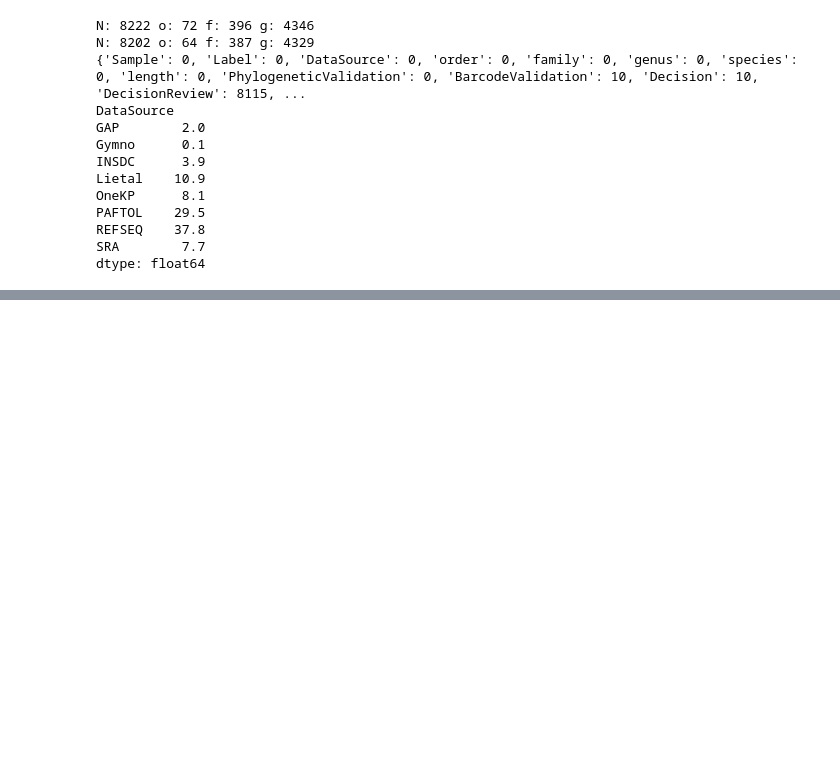
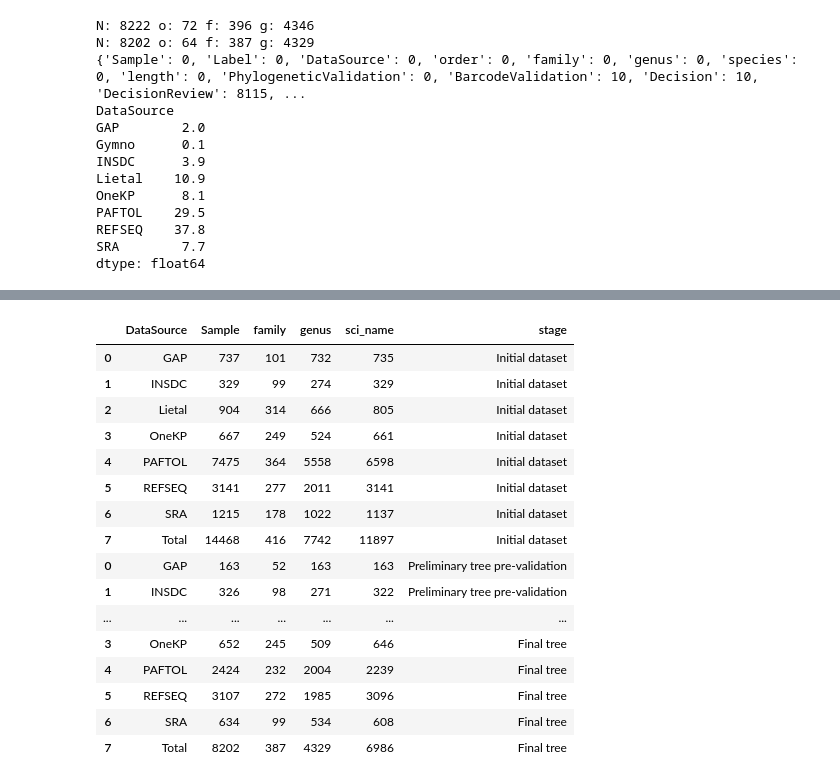
Before and after one commit to RBGKew/cpDNA, a Jupyter notebook: cpTree_v4.ipynb, the cells around one changed output, grey strips where cells are left out. Cells and saved outputs as stored; diff of their text form; code cells hidden in the pictures; blank space fills up the shorter version.

```diff
--- a/cpTree_v3.ipynb
+++ b/cpTree_v4.ipynb
@@ -421,0 +448,5 @@ Review[['Sample','Label']].to_csv(project + '/' + project + '_final_labels.txt',
+# %%
+all_pt = pd.read_csv(project + '/' + project + '.csv').rename(columns={'Sample_Name':'Sample'})
+all_pt=all_pt[(all_pt.DataSource!='Gymno') & (all_pt.order.isin(root_orders)==False)]
+print(all_pt.shape[0])
+all_pt[:2]
@@ -421,0 +458,6 @@ Review[['Sample','Label']].to_csv(project + '/' + project + '_final_labels.txt',
+# %%
+review_df = pd.read_excel(project + '/' + project + '_pretree_Review.xlsx')
+review_df=review_df[(review_df.DataSource!='Gymno') & (review_df.order.isin(root_orders)==False)]
+review_df['sci_name'] = review_df.genus + ' ' + review_df.species
+print(review_df.shape[0])
+review_df[:2]
@@ -421,0 +469,6 @@ Review[['Sample','Label']].to_csv(project + '/' + project + '_final_labels.txt',
+# %%
+final_df = pd.read_csv(project + '/' + project + '_final.csv')
+final_df=final_df[(final_df.DataSource!='Gymno') & (final_df.order.isin(root_orders)==False)]
+print(final_df.shape[0])
+final_df['sci_name'] = final_df.genus + ' ' + final_df.species
+final_df[:2]
@@ -421,0 +480,6 @@ Review[['Sample','Label']].to_csv(project + '/' + project + '_final_labels.txt',
+# %%
+def stats_total(df):
+    tmp = {'DataSource':'Total','Sample':df.shape[0],'family':df.family.nunique(),
+           'genus':df.genus.nunique(),'sci_name':df.sci_name.nunique()}
+    return pd.DataFrame.from_dict(tmp,orient='index').transpose()
+stats_total(all_pt)
@@ -421,0 +507,33 @@ Review[['Sample','Label']].to_csv(project + '/' + project + '_final_labels.txt',
+# %%
+ini = all_pt.groupby('DataSource').agg({'Sample':'count','family':'nunique','genus':'nunique','sci_name':'nunique'}).reset_index()
+ini = pd.concat([ini,stats_total(all_pt)],ignore_index=True)
+ini['stage'] = 'Initial dataset'
+
+pre = review_df.groupby('DataSource').agg({'Sample':'count','family':'nunique','genus':'nunique','sci_name':'nunique'}).reset_index()
+pre = pd.concat([pre,stats_total(review_df)],ignore_index=True)
+pre['stage'] = 'Preliminary tree pre-validation'
+
+final = final_df.groupby('DataSource').agg({'Sample':'count','family':'nunique','genus':'nunique','sci_name':'nunique'}).reset_index()
+final = pd.concat([final,stats_total(final_df)],ignore_index=True)
+final['stage'] = 'Final tree'
+stats_taxo = pd.concat([ini, pre, final])
+stats_taxo = stats_taxo[stats_taxo.DataSource!='Gymno']
+stats_taxo#.set_index # .stack().to_frame()
+# %% [output]
+|  | DataSource | Sample | family | genus | sci_name | stage |
+| 0 | GAP | 737 | 101 | 732 | 735 | Initial dataset |
+| 1 | INSDC | 329 | 99 | 274 | 329 | Initial dataset |
+| 2 | Lietal | 904 | 314 | 666 | 805 | Initial dataset |
+| 3 | OneKP | 667 | 249 | 524 | 661 | Initial dataset |
+| 4 | PAFTOL | 7475 | 364 | 5558 | 6598 | Initial dataset |
+| 5 | REFSEQ | 3141 | 277 | 2011 | 3141 | Initial dataset |
+| 6 | SRA | 1215 | 178 | 1022 | 1137 | Initial dataset |
+| 7 | Total | 14468 | 416 | 7742 | 11897 | Initial dataset |
+| 0 | GAP | 163 | 52 | 163 | 163 | Preliminary tree pre-validation |
+| 1 | INSDC | 326 | 98 | 271 | 322 | Preliminary tree pre-validation |
+| ... | ... | ... | ... | ... | ... | ... |
+| 3 | OneKP | 652 | 245 | 509 | 646 | Final tree |
+| 4 | PAFTOL | 2424 | 232 | 2004 | 2239 | Final tree |
+| 5 | REFSEQ | 3107 | 272 | 1985 | 3096 | Final tree |
+| 6 | SRA | 634 | 99 | 534 | 608 | Final tree |
+| 7 | Total | 8202 | 387 | 4329 | 6986 | Final tree |
```
Also changed, not shown: parts of 19 cells of this notebook, 3 other files.
